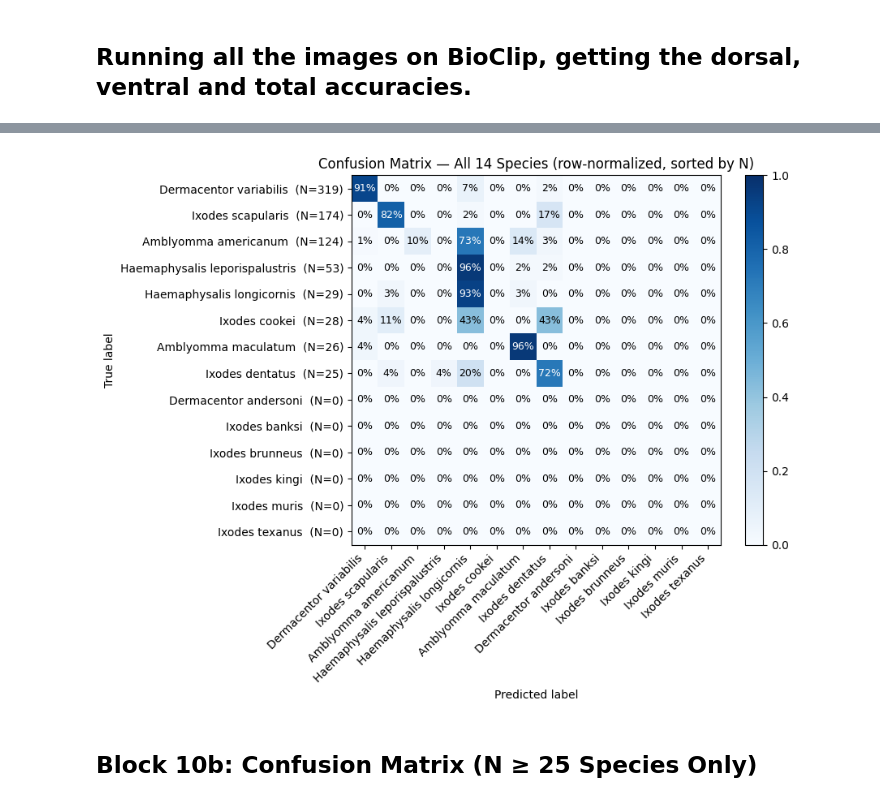
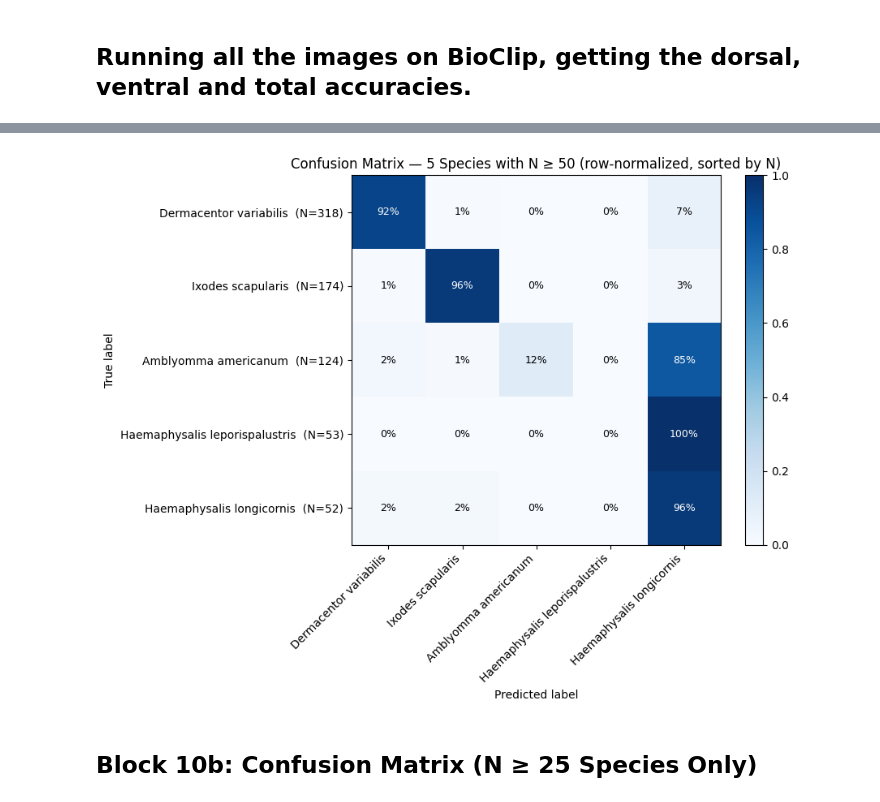
Before and after one commit to jjivandas/tick_classification_project, a Jupyter notebook: notebooks/02_bioclip_inference.ipynb, the cells around one changed output, grey strips where cells are left out. Drawn from its saved outputs; the diff is of its cells as text; code cells hidden in the pictures.

```diff
--- a/notebooks/02_bioclip_inference.ipynb
+++ b/notebooks/02_bioclip_inference.ipynb
@@ -6,3 +6,10 @@ if str(repo_root) not in sys.path:
     sys.path.insert(0, str(repo_root))
 from src.utils.paths import load_paths
 paths = load_paths()
+# %%
+import torch
+
+# Device setup for GPU acceleration
+# device = "mps" if torch.backends.mps.is_available() else ("cuda" if torch.cuda.is_available() else "cpu")  # uncomment for Mac
+device = "cuda" if torch.cuda.is_available() else "cpu"
+print(f"Using device: {device}")
@@ -42,10 +51,10 @@ Loaded 1578 image records.
 Loaded 14 unique class names.
 # %%
 
-# === Determine 8-species label set from raw data (no inference needed) ===
+# === Determine species label set from raw data (no inference needed) ===
 from collections import defaultdict
 
-MIN_N = 25  # minimum specimens to include a species
+MIN_N = 50  # minimum specimens to include a species
 
 # Count valid specimens per species (must have BOTH dorsal and ventral views)
 by_views = defaultdict(lambda: defaultdict(set))
@@ -102,9 +111,11 @@ from bioclip import CustomLabelsClassifier
 
 # Initialize classifier with only the 8 species (N >= MIN_N)
 # This ensures BioCLIP and the SVM solve the same closed classification problem
-classifier = CustomLabelsClassifier(cls_ary=large_species_names)
+classifier = CustomLabelsClassifier(cls_ary=large_species_names, device=device)
 
 print(f"BioCLIP classifier initialized with {len(large_species_names)} species:")
 for sp in large_species_names:
     print(f"  {sp}")
+
+print(f"BioCLIP classifier initialized successfully on {device}.")
 # %% [output]
@@ -323,42 +308,42 @@ from collections import Counter
 
 # Sort species by descending N
 counts = Counter(y_true)
-sorted_labels = sorted(class_names, key=lambda s: counts.get(s, 0), reverse=True)
+sorted_labels = sorted(large_species_names, key=lambda s: counts.get(s, 0), reverse=True)
 
 # Raw confusion matrix in sorted order
 cm_raw = confusion_matrix(y_true, y_pred, labels=sorted_labels)
 
 # Row-normalize so each row sums to 1
 row_sums = cm_raw.sum(axis=1, keepdims=True)
 cm_norm = np.where(row_sums > 0, cm_raw / row_sums, 0)
 
 # Row labels include N=n; column labels are plain species names
 y_labels = [f"{sp}  (N={counts.get(sp, 0)})" for sp in sorted_labels]
 
 fig, ax = plt.subplots(figsize=(9, 7))
 im = ax.imshow(cm_norm, interpolation='nearest', cmap='Blues', vmin=0, vmax=1)
 fig.colorbar(im, ax=ax)
 
 ax.set_xticks(range(len(sorted_labels)))
 ax.set_yticks(range(len(sorted_labels)))
 ax.set_xticklabels(sorted_labels, rotation=45, ha='right')
 ax.set_yticklabels(y_labels)
 ax.set_xlabel('Predicted label')
 ax.set_ylabel('True label')
-ax.set_title('Confusion Matrix — All 14 Species (row-normalized, sorted by N)')
+ax.set_title(f'Confusion Matrix — {len(sorted_labels)} Species with N ≥ 50 (row-normalized, sorted by N)')
 
 thresh = 0.5
 for i in range(len(sorted_labels)):
     for j in range(len(sorted_labels)):
         ax.text(j, i, f'{cm_norm[i, j]*100:.0f}%',
                 ha='center', va='center',
                 color='white' if cm_norm[i, j] > thresh else 'black',
                 fontsize=9)
 
 plt.tight_layout()
 plt.show()
 # %% [output]
-[figure, old version]
+[figure, new version]
 # %% [markdown]
 ## Block 10b: Confusion Matrix (N ≥ 25 Species Only)
 # %%
```
Also changed, not shown: parts of 10 cells of this notebook, 42 other files.
